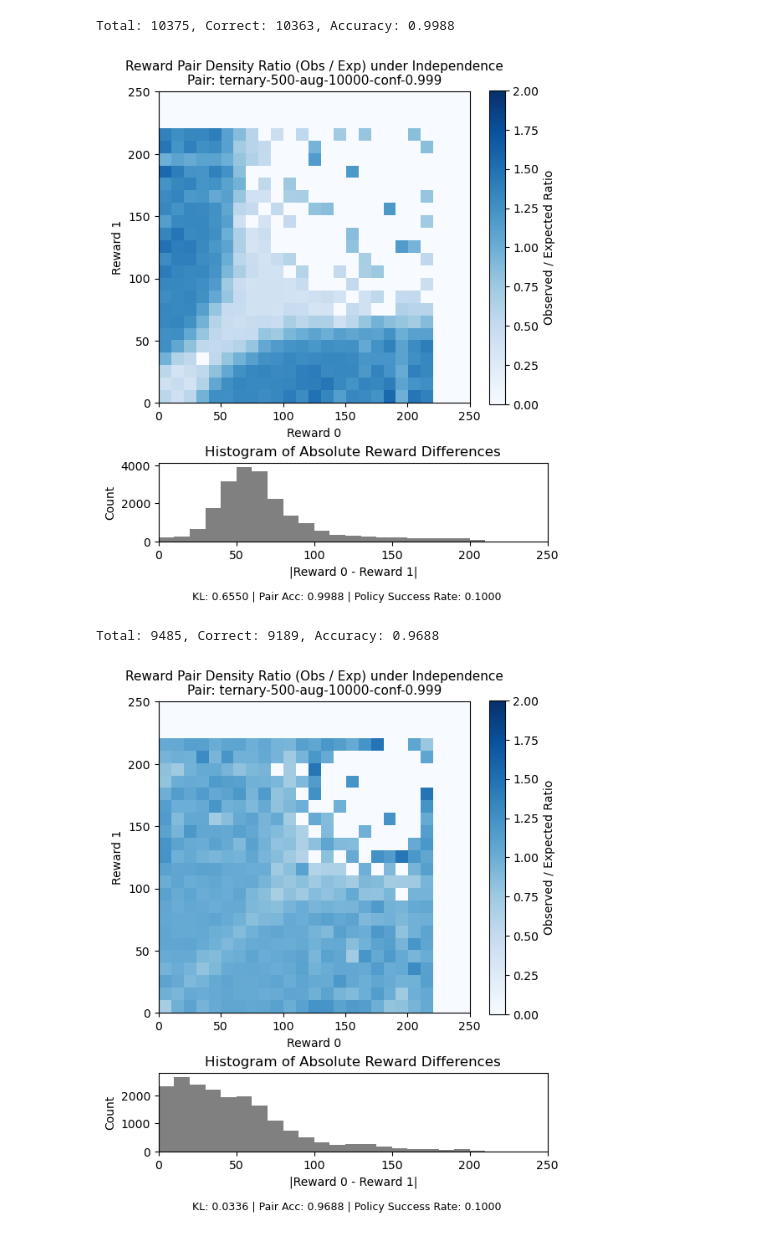
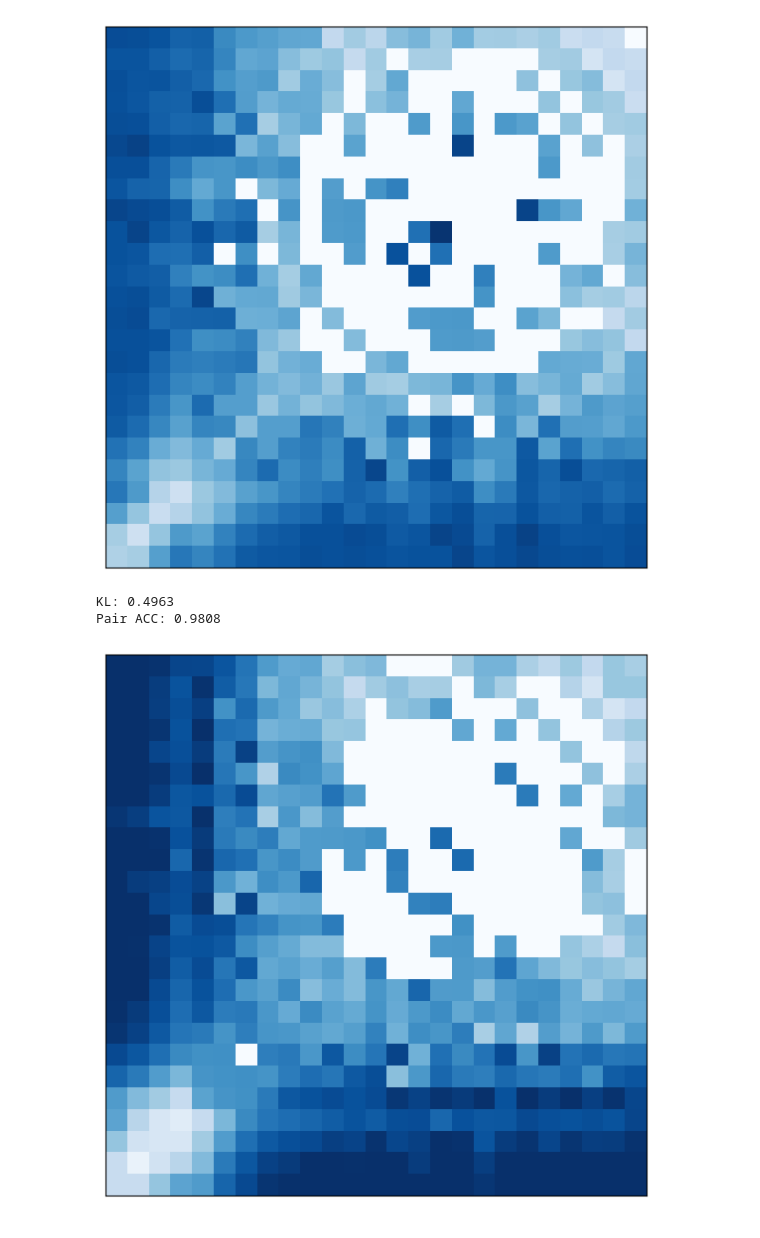
Before and after one commit to lockcept/SPA, a Jupyter notebook: aug-bucket-eval.ipynb, the cells around one changed output. Cells and saved outputs as stored; diff of their text form; code cells hidden in the pictures.

Commit message:
research figures

```diff
--- a/aug-bucket-eval.ipynb
+++ b/aug-bucket-eval.ipynb
@@ -437,7 +475,44 @@ def main():
-# %%
-main()
-# %% [output]
-Total: 10375, Correct: 10363, Accuracy: 0.9988
-[figure, removed]
-Total: 9485, Correct: 9189, Accuracy: 0.9688
-[figure, removed]
+# %%
+feedbacks_z = []
+for i in range(10):
+    exp_name = f"CUDA-01-{i:02d}"
+    feedback = extract_feedbacks_without_buckets(
+        env_name=env_name,
+        exp_name=exp_name,
+        result=result_list[i],
+        label_pair_algo="ternary-500",
+        unlabel_pair_algo="unlabel-100000",
+        new_pair_name="aug-bucket",
+        n=10000,
+        m=10000,
+        z=10.0,
+        threshold=0.995,
+        use_conf=False,
+    )
+    feedbacks_z.extend(feedback)
+# %%
+feedbacks_mu = []
+for i in range(10):
+    exp_name = f"CUDA-01-{i:02d}"
+    feedback = extract_feedbacks_without_buckets(
+        env_name=env_name,
+        exp_name=exp_name,
+        result=result_list[i],
+        label_pair_algo="ternary-500",
+        unlabel_pair_algo="unlabel-100000",
+        new_pair_name="aug-bucket",
+        n=10000,
+        m=10000,
+        z=10.0,
+        threshold=0.999,
+        use_conf=True,
+    )
+    feedbacks_mu.extend(feedback)
+# %%
+eval_feedbacks(feedbacks_z, test_pair_algo=test_pair_algo)
+eval_feedbacks(feedbacks_mu, test_pair_algo=test_pair_algo)
+# %% [output]
+[figure, added]
+KL: 0.4963
+Pair ACC: 0.9808
+[figure, added]
```
Also changed, not shown: parts of 7 cells of this notebook, 4 other files.
